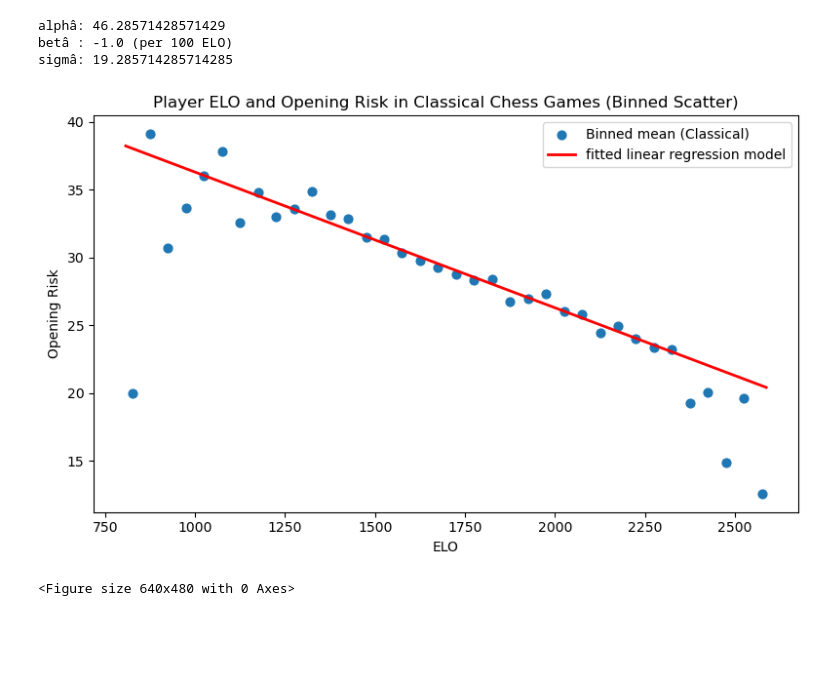
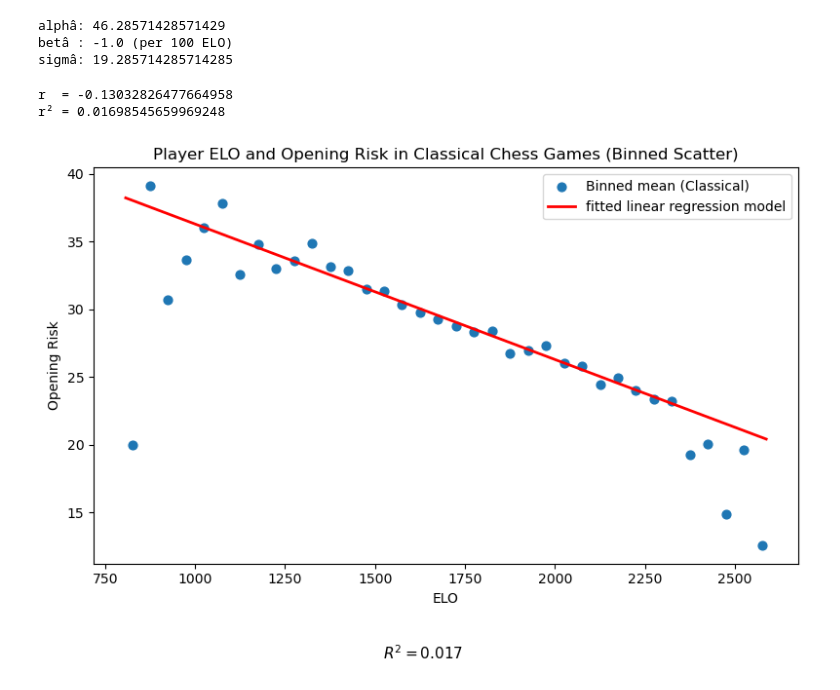
Before and after one commit to DanielFaas/SDA-project, a Jupyter notebook: app/ht_test.ipynb, the cells around one changed output. Cells and saved outputs as stored; diff of their text form; code cells hidden in the pictures; blank space fills up the shorter version.

Commit message:
Fitted LRM with R2 and error bars

```diff
--- a/app/ht_test.ipynb
+++ b/app/ht_test.ipynb
@@ -181,9 +181,9 @@ sample_df_c = df_c.sample(n=50_000, random_state=0)
 x = sample_df_c["white_rating"].to_numpy()/100
 y = sample_df_c["mean_risk"].to_numpy()
 
-sample = list(zip(x, y))
+paired_sample = list(zip(x, y))
 
-alpha_hat, beta_hat, sigma_hat = fit_lrm(sample)
+alpha_hat, beta_hat, sigma_hat = fit_lrm(paired_sample)
 
 
 print("alphâ:", alpha_hat)
@@ -193,6 +193,51 @@ print("sigmâ:", sigma_hat)
 alphâ: 46.28571428571429
 betâ : -1.0 (per 100 ELO)
 sigmâ: 19.285714285714285
+# %%
+def pearson_r(paired_sample):
+    """
+    Computes Pearson correlation coefficient r and r^2
+    from a list of (X, Y) pairs.
+    """
+
+    # Extract X and Y
+    X = [p[0] for p in paired_sample]
+    Y = [p[1] for p in paired_sample]
+
+    n = len(X)
+    if n == 0:
+        raise ValueError("Sample must contain at least one observation")
+
+    # Means
+    mean_X = sum(X) / n
+    mean_Y = sum(Y) / n
+
+    # Numerator: covariance part
+    numerator = 0
+    for i in range(n):
+        x = X[i] - mean_X
+        y = Y[i] - mean_Y
+        numerator += x * y
+
+    # Denominator: standard deviation parts
+    den_x = sum((x - mean_X) ** 2 for x in X)
+    den_y = sum((y - mean_Y) ** 2 for y in Y)
+
+    if den_x == 0 or den_y == 0:
+        raise ValueError("Zero variance in X or Y; correlation undefined")
+
+    # Pearson correlation
+    r = numerator / (den_x * den_y) ** 0.5
+
+    return r, r**2
+
+r, r2 = pearson_r(paired_sample)
+
+print("r  =", r)
+print("r² =", r2)
+# %% [output]
+r  = -0.13032826477664958
+r² = 0.01698545659969248
 # %%
 elo_line = np.linspace(x.min(), x.max(), 200)
 risk_line = alpha_hat + beta_hat * (elo_line)
@@ -200,35 +245,35 @@ risk_line = alpha_hat + beta_hat * (elo_line)
 sample_df_c = sample_df_c.copy()
 sample_df_c["elo_bin"] = pd.cut(
     sample_df_c["white_rating"],
     bins=elo_bins,
     include_lowest=True
 )
 
 
 # Aggregate
 binned_sample = (
     sample_df_c
     .groupby("elo_bin", observed=True)["mean_risk"]
     .agg(["count", "mean"])
     .reset_index()
 )
 
 # Bin midpoints
 binned_sample["elo_mid"] = binned_sample["elo_bin"].apply(lambda x: x.mid)
 
 plt.figure(figsize=(8,5))
 plt.scatter(binned_sample["elo_mid"], binned_sample["mean"], s=40, label="Binned mean (Classical)")
 plt.plot(elo_line * 100, risk_line, color='red', linewidth=2, label='fitted linear regression model')
 plt.xlabel('ELO')
 plt.ylabel('Opening Risk')
 plt.title('Player ELO and Opening Risk in Classical Chess Games (Binned Scatter)')
+plt.figtext(0.5, -0.08,f"$R^2 = {r2:.3f}$",ha="center", fontsize=11)
 plt.legend()
 plt.tight_layout()
 plt.savefig("/Users/tonyvo/Desktop/SDA/final/Plots/elo_vs_risk_classical.png")
 plt.show()
 # %% [output]
-[figure, old version]
+[figure, new version]
-<Figure size 640x480 with 0 Axes>
 # %%
 # take a manageable subsample
 sample_df_b = df_b.sample(n=50_000, random_state=0)
```
Also changed, not shown: parts of 2 cells of this notebook, 2 other files.
